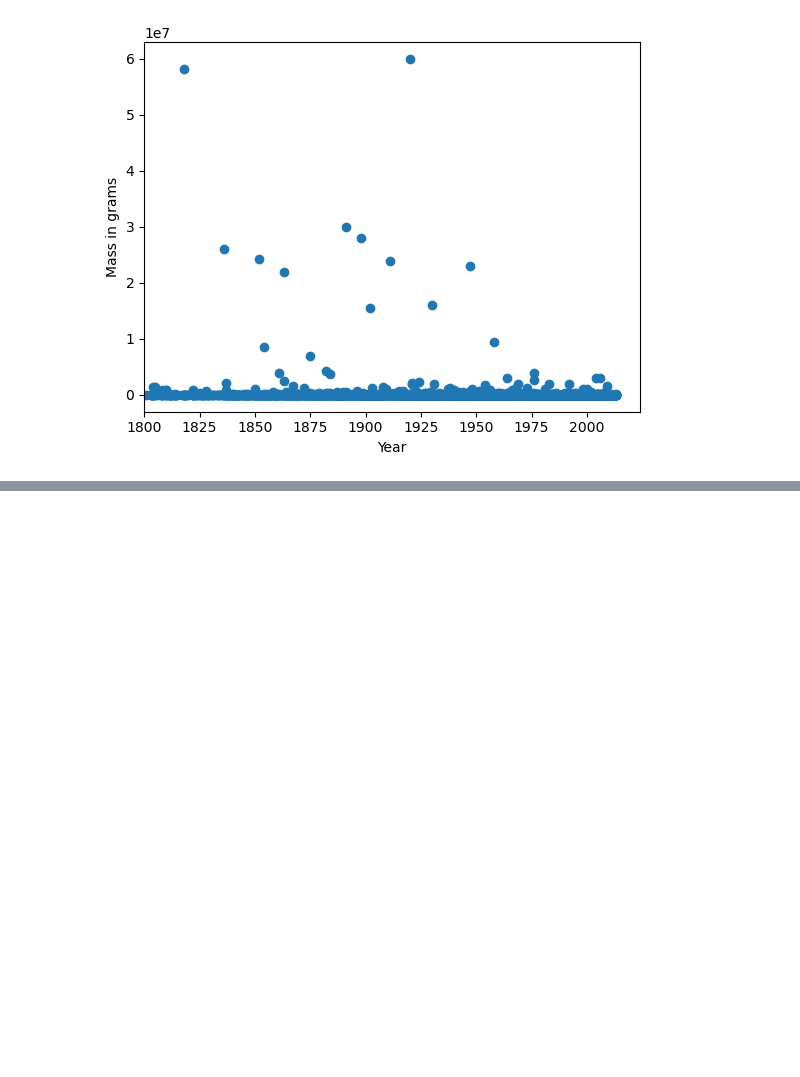
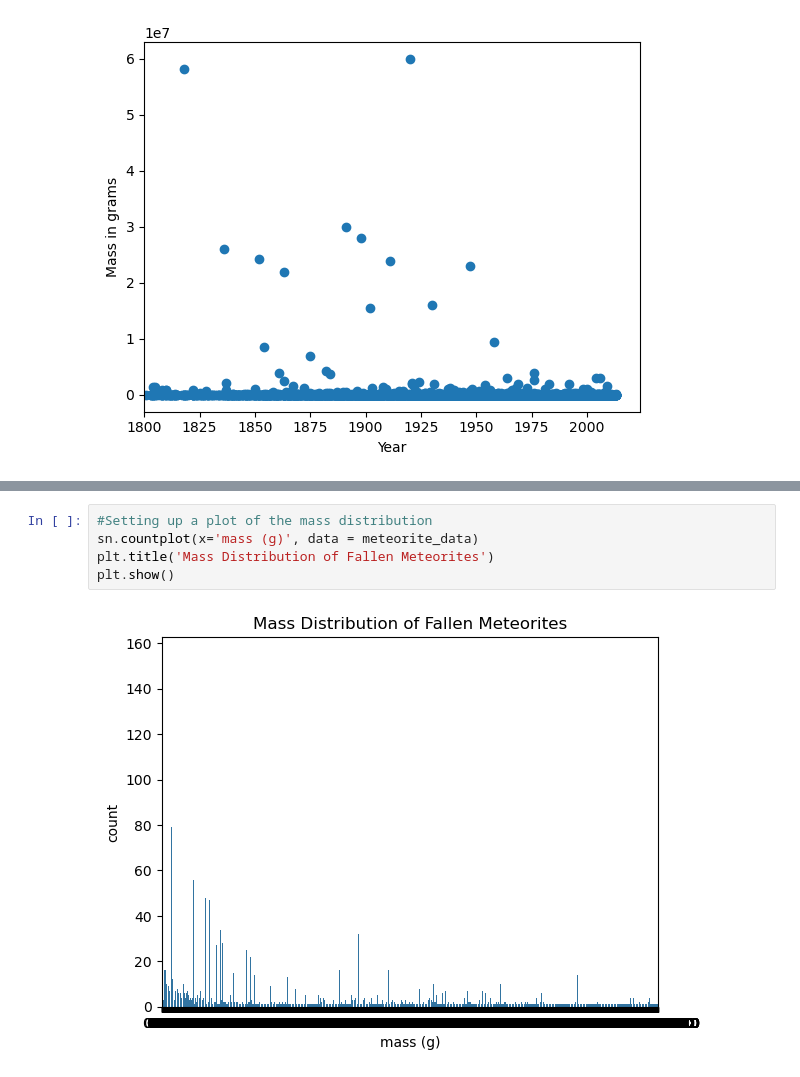
Before and after one commit to kbutler762/meteoriteData, a Jupyter notebook: Meteorites.ipynb, the cells around one changed output, grey strips where cells are left out. Saved outputs shown, nothing was run; the diff lists cells and outputs as text; blank space fills up the shorter version.

```diff
--- a/Meteorites.ipynb
+++ b/Meteorites.ipynb
@@ -188,0 +190,7 @@ plt.show()
+# %%
+#Setting up a plot of the mass distribution
+sn.countplot(x='mass (g)', data = meteorite_data)
+plt.title('Mass Distribution of Fallen Meteorites')
+plt.show()
+# %% [output]
+[figure, added]
```
Also changed, not shown: parts of 1 cell of this notebook.
